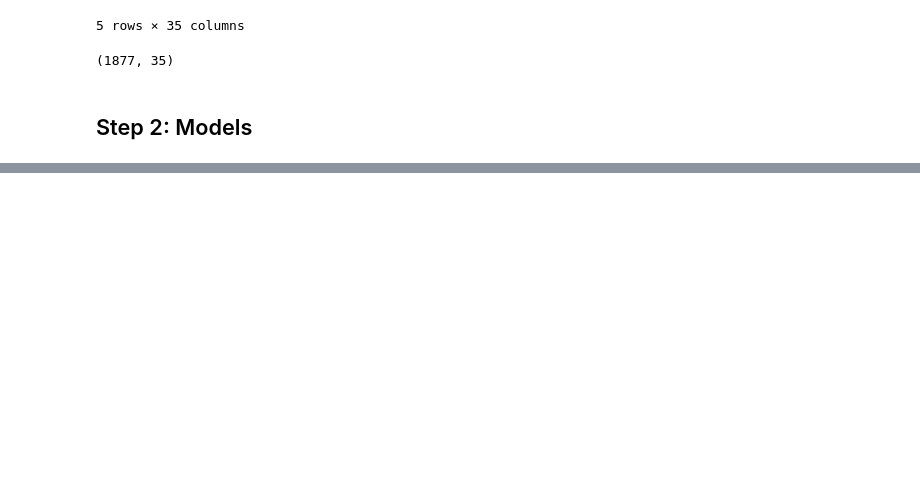
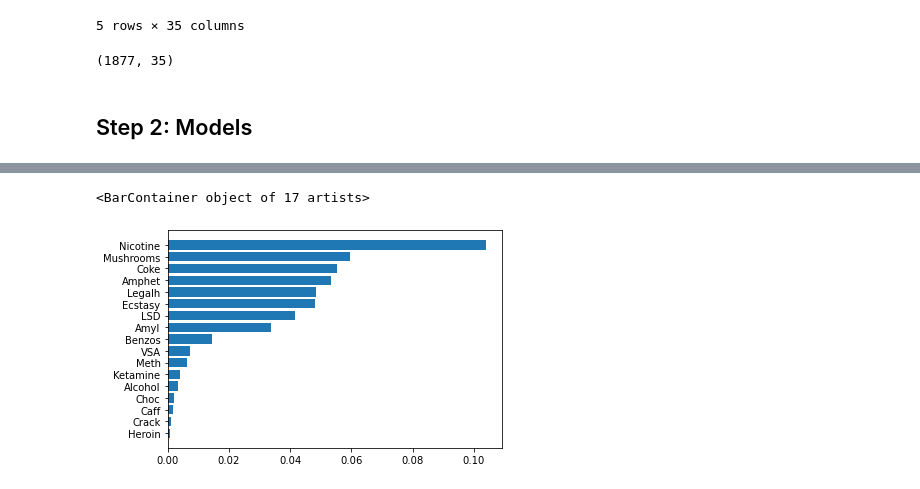
Before and after one commit to samantho/drug-prediction, a Jupyter notebook: Final_Project.ipynb, the cells around one changed output, grey strips where cells are left out. Cells and saved outputs as stored; diff of their text form; code cells hidden in the pictures; blank space fills up the shorter version.

```diff
--- a/Final_Project.ipynb
+++ b/Final_Project.ipynb
@@ -288,0 +378,5 @@ target_label = ['Cannabis']
+# %%
+plt.barh(feature_importances.loc[drug_labels].sort_values('Importance', ascending=True).index, feature_importances.loc[drug_labels].sort_values('Importance', ascending=True)['Importance'])
+# %% [output]
+<BarContainer object of 17 artists>
+[figure, added]
```
Also changed, not shown: parts of 14 cells of this notebook.
